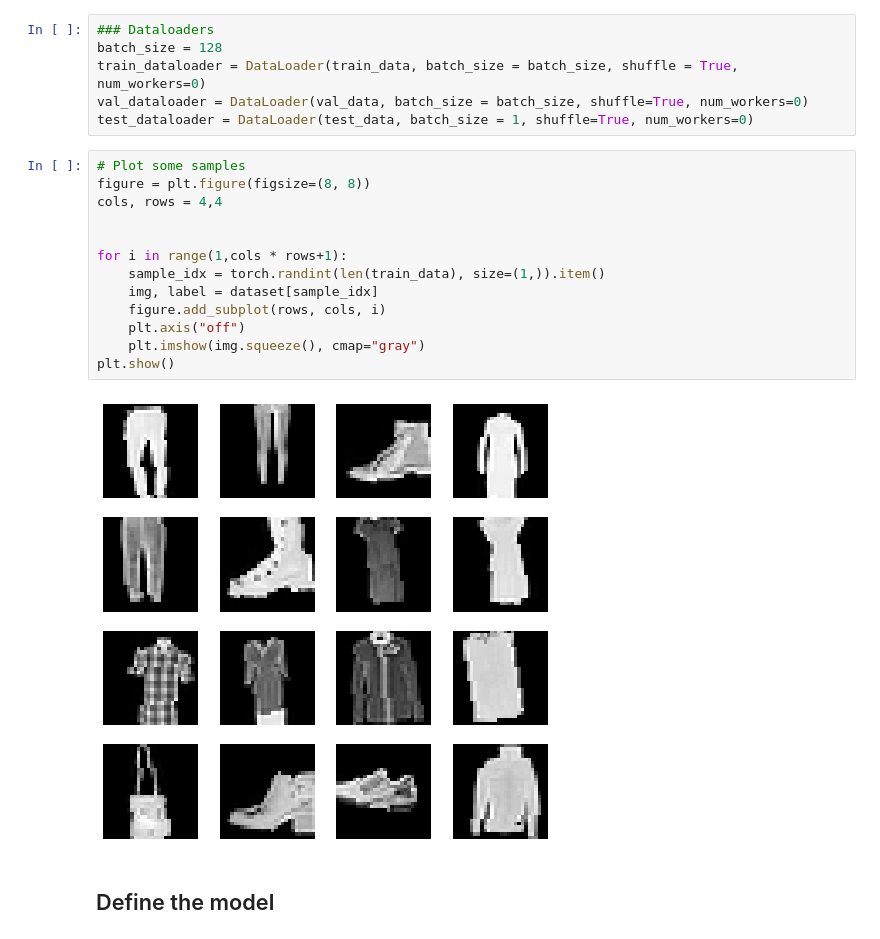
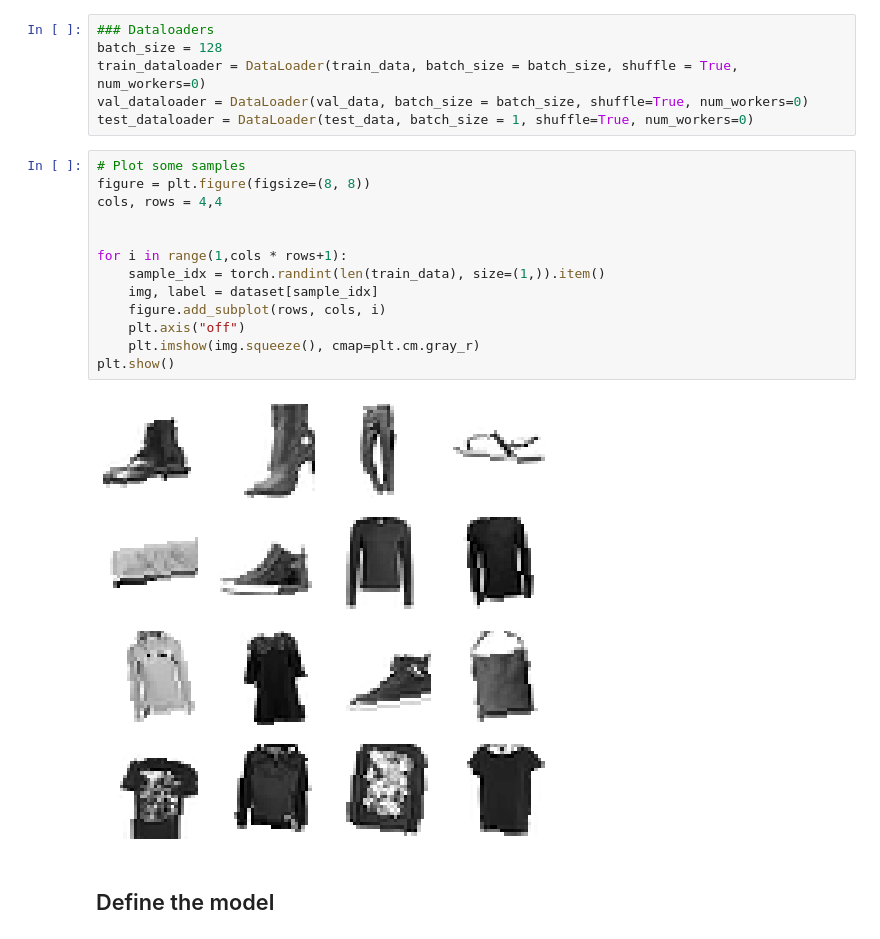
Before and after one commit to GianmarcoLattaruolo/Machine-Learning-Corso-Interno, a Jupyter notebook: Project_Bassi_Lattaruolo.ipynb, the cells around one changed output. Drawn from its saved outputs; the diff is of its cells as text.

```diff
--- a/Project_Bassi_Lattaruolo.ipynb
+++ b/Project_Bassi_Lattaruolo.ipynb
@@ -483,18 +483,18 @@ test_dataloader = DataLoader(test_data, batch_size = 1, shuffle=True, num_worker
 # %%
 # Plot some samples
 figure = plt.figure(figsize=(8, 8))
 cols, rows = 4,4
 
 
 for i in range(1,cols * rows+1):
     sample_idx = torch.randint(len(train_data), size=(1,)).item()
     img, label = dataset[sample_idx]
     figure.add_subplot(rows, cols, i)
     plt.axis("off")
-    plt.imshow(img.squeeze(), cmap="gray")
+    plt.imshow(img.squeeze(), cmap=plt.cm.gray_r)
 plt.show()
 # %% [output]
-[figure, old version]
+[figure, new version]
 # %% [markdown]
 ## Define the model
 # %%
```
